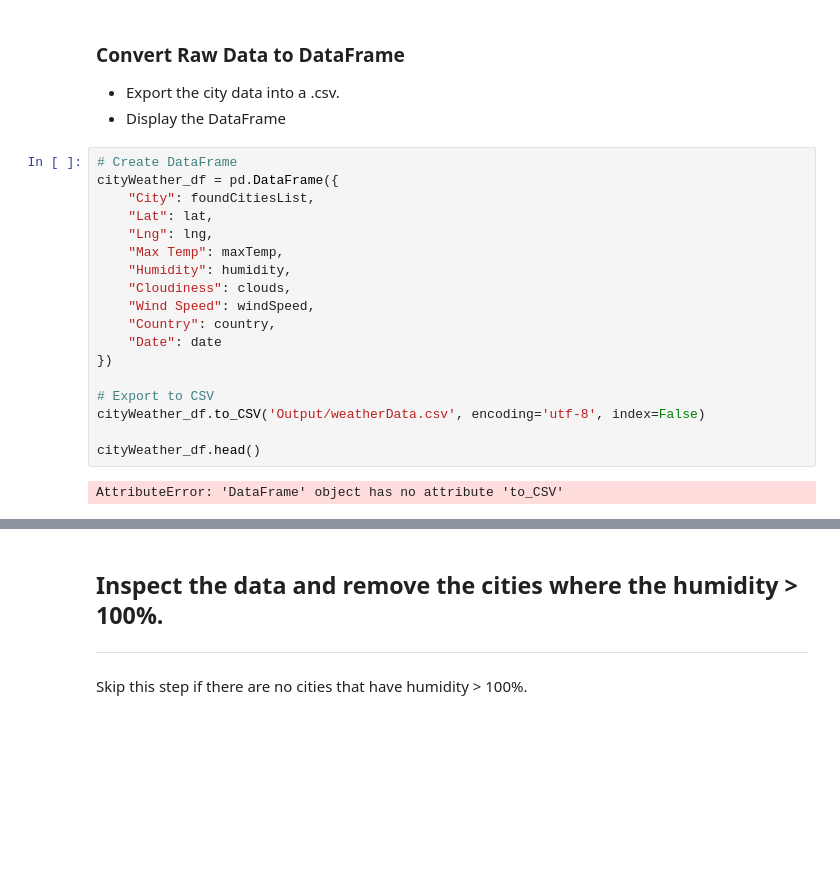
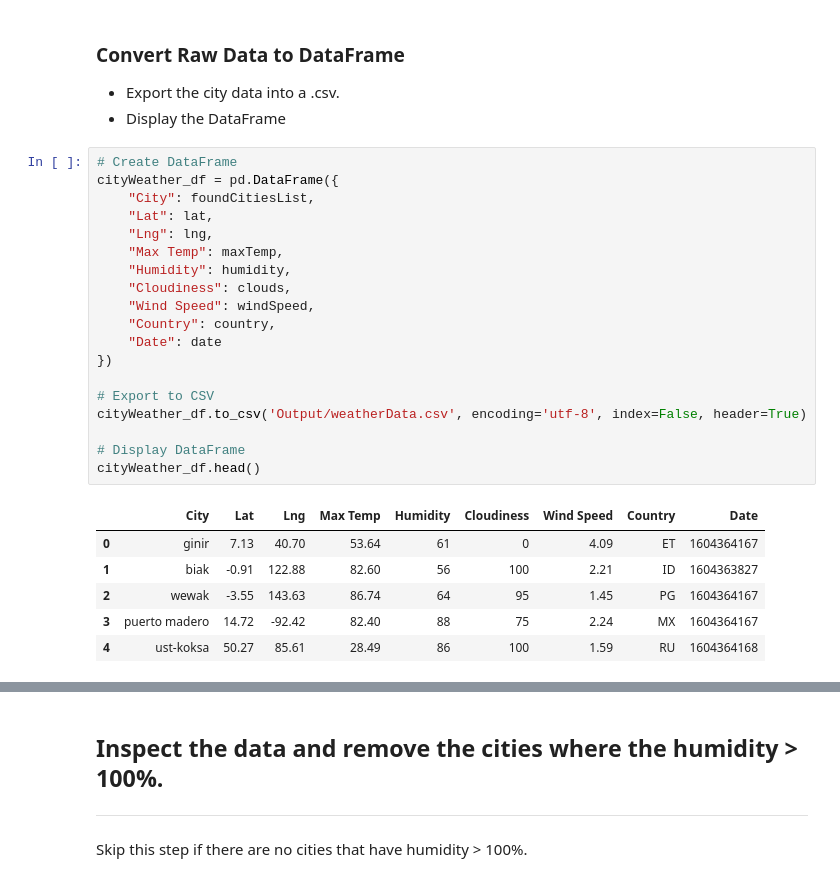
Before and after one commit to siararaeDA/python-api-challenge, a Jupyter notebook: WeatherPy/WeatherPy.ipynb, the cells around one changed output, grey strips where cells are left out. Saved outputs shown, nothing was run; the diff lists cells and outputs as text; blank space fills up the shorter version.

```diff
--- a/WeatherPy/WeatherPy.ipynb
+++ b/WeatherPy/WeatherPy.ipynb
@@ -125,20 +125,26 @@ Processing Record 593: burlington
 # %%
 # Create DataFrame
 cityWeather_df = pd.DataFrame({
     "City": foundCitiesList,
     "Lat": lat,
     "Lng": lng,
     "Max Temp": maxTemp,
     "Humidity": humidity,
     "Cloudiness": clouds,
     "Wind Speed": windSpeed,
     "Country": country,
     "Date": date
 })
 
 # Export to CSV
-cityWeather_df.to_CSV('Output/weatherData.csv', encoding='utf-8', index=False)
+cityWeather_df.to_csv('Output/weatherData.csv', encoding='utf-8', index=False, header=True)
 
+# Display DataFrame
 cityWeather_df.head()
 # %% [output]
-AttributeError: 'DataFrame' object has no attribute 'to_CSV'
+|  | City | Lat | Lng | Max Temp | Humidity | Cloudiness | Wind Speed | Country | Date |
+| 0 | ginir | 7.13 | 40.70 | 53.64 | 61 | 0 | 4.09 | ET | 1604364167 |
+| 1 | biak | -0.91 | 122.88 | 82.60 | 56 | 100 | 2.21 | ID | 1604363827 |
+| 2 | wewak | -3.55 | 143.63 | 86.74 | 64 | 95 | 1.45 | PG | 1604364167 |
+| 3 | puerto madero | 14.72 | -92.42 | 82.40 | 88 | 75 | 2.24 | MX | 1604364167 |
+| 4 | ust-koksa | 50.27 | 85.61 | 28.49 | 86 | 100 | 1.59 | RU | 1604364168 |
```
Also changed, not shown: parts of 6 cells of this notebook.
